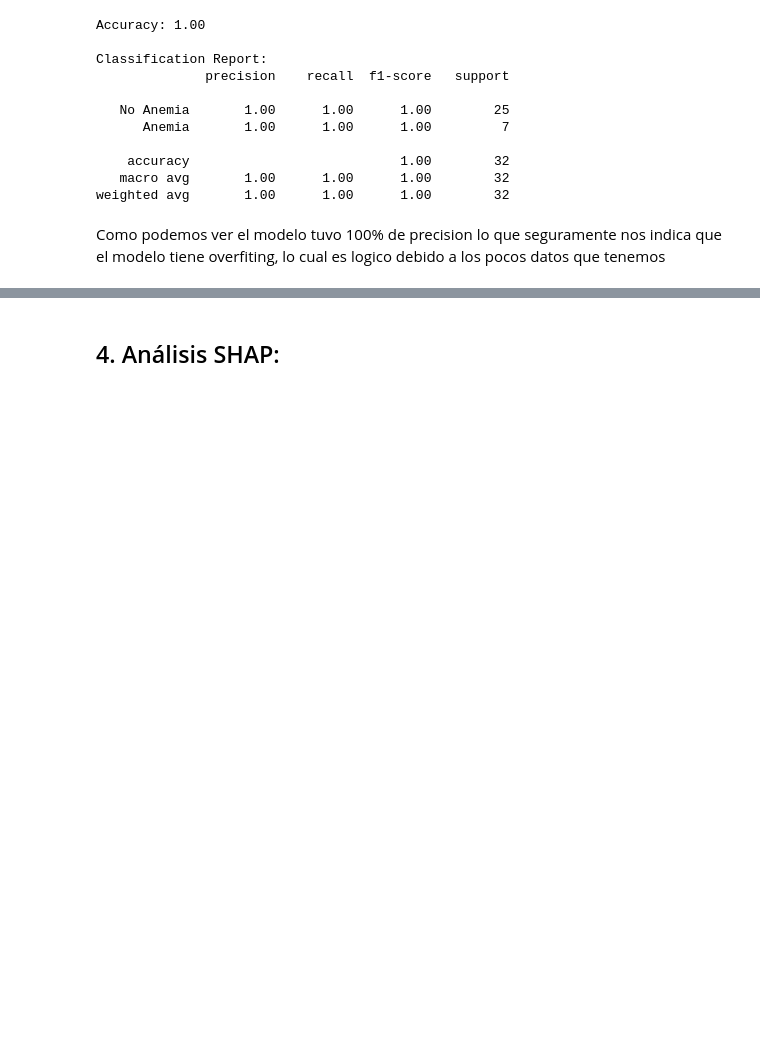
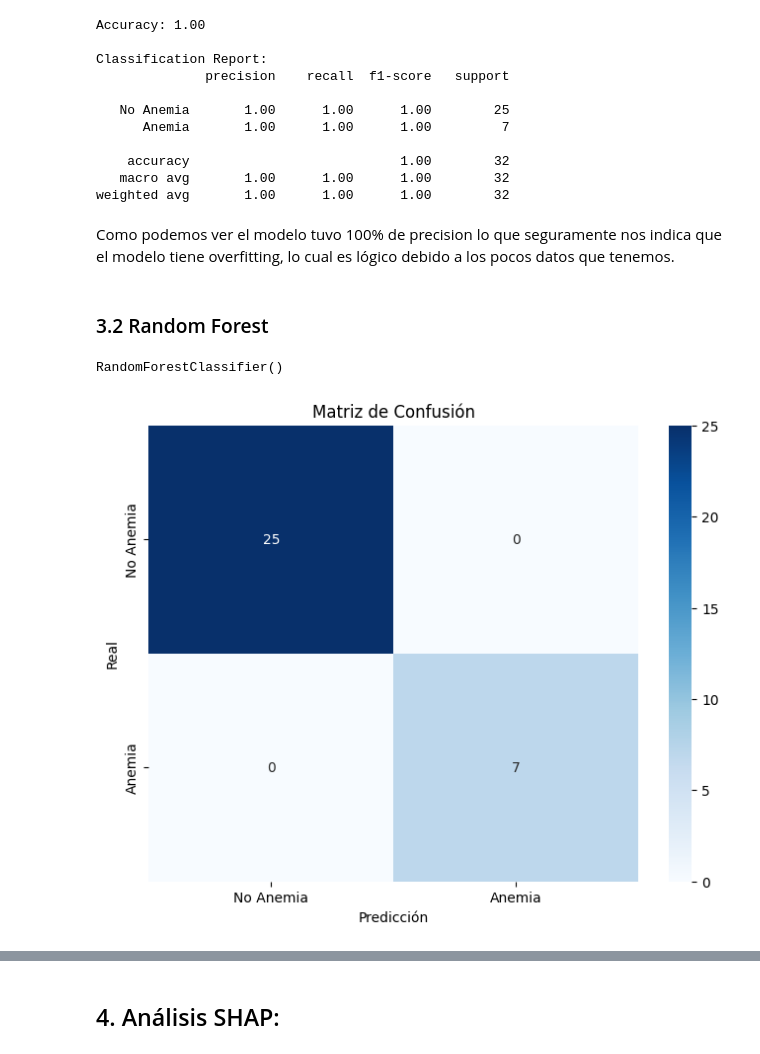
Before and after one commit to IPablo271/Proyecto-ResponsibleIA, a Jupyter notebook: Proyecto_1_RIA.ipynb, the cells around one changed output, grey strips where cells are left out. Drawn from its saved outputs; the diff is of its cells as text; code cells hidden in the pictures; blank space fills up the shorter version.

```diff
--- a/Proyecto_1_RIA.ipynb
+++ b/Proyecto_1_RIA.ipynb
@@ -299,4 +339,28 @@ Classification Report:
    macro avg       1.00      1.00      1.00        32
 weighted avg       1.00      1.00      1.00        32
 # %% [markdown]
-Como podemos ver el modelo tuvo 100% de precision lo que seguramente nos indica que el modelo tiene overfiting, lo cual es logico debido a los pocos datos que tenemos
+Como podemos ver el modelo tuvo 100% de precision lo que seguramente nos indica que el modelo tiene overfitting, lo cual es lógico debido a los pocos datos que tenemos.
+# %% [markdown]
+### 3.2 Random Forest
+# %%
+model_rf = RandomForestClassifier(n_estimators=100)
+model_rf.fit(X_train, y_train)
+# %% [output]
+RandomForestClassifier()
+# %%
+# Realizar predicciones
+y_pred_rf = model_rf.predict(X_test)
+
+# Crear la matriz de confusión
+conf_matrix = confusion_matrix(y_test, y_pred_rf)
+
+# Crear el gráfico
+plt.figure(figsize=(8, 6))
+sns.heatmap(conf_matrix, annot=True, fmt='d', cmap='Blues',
+            xticklabels=['No Anemia', 'Anemia'], yticklabels=['No Anemia', 'Anemia'])
+plt.title('Matriz de Confusión')
+plt.xlabel('Predicción')
+plt.ylabel('Real')
+plt.show()
+# %% [output]
+[figure, added]
```
Also changed, not shown: parts of 63 cells of this notebook, 1 other file.
